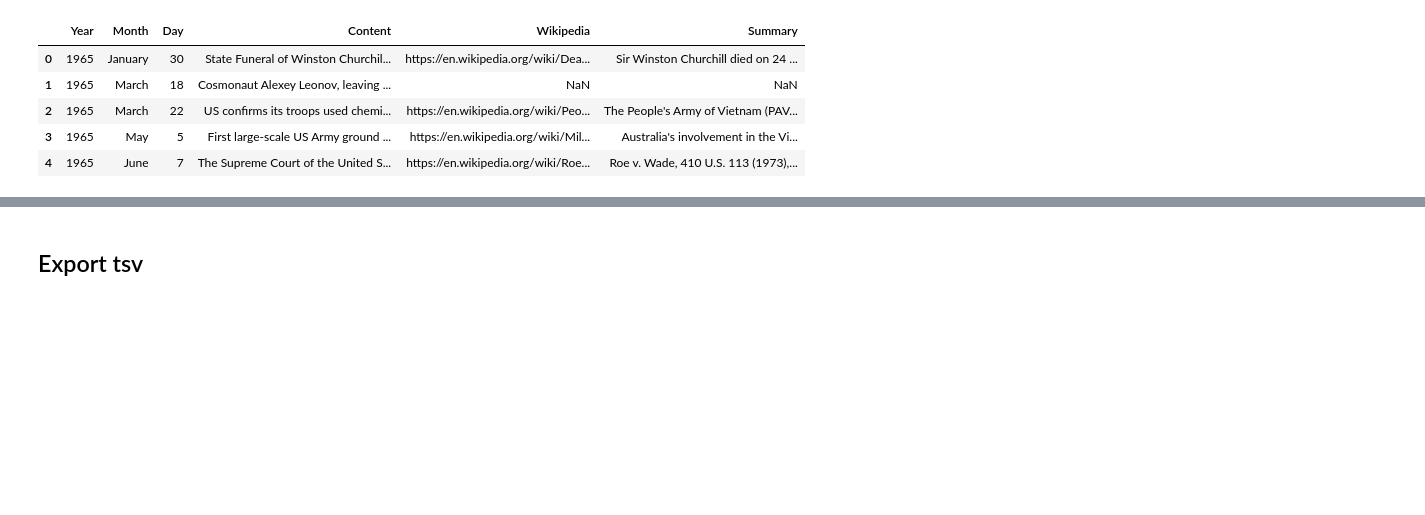
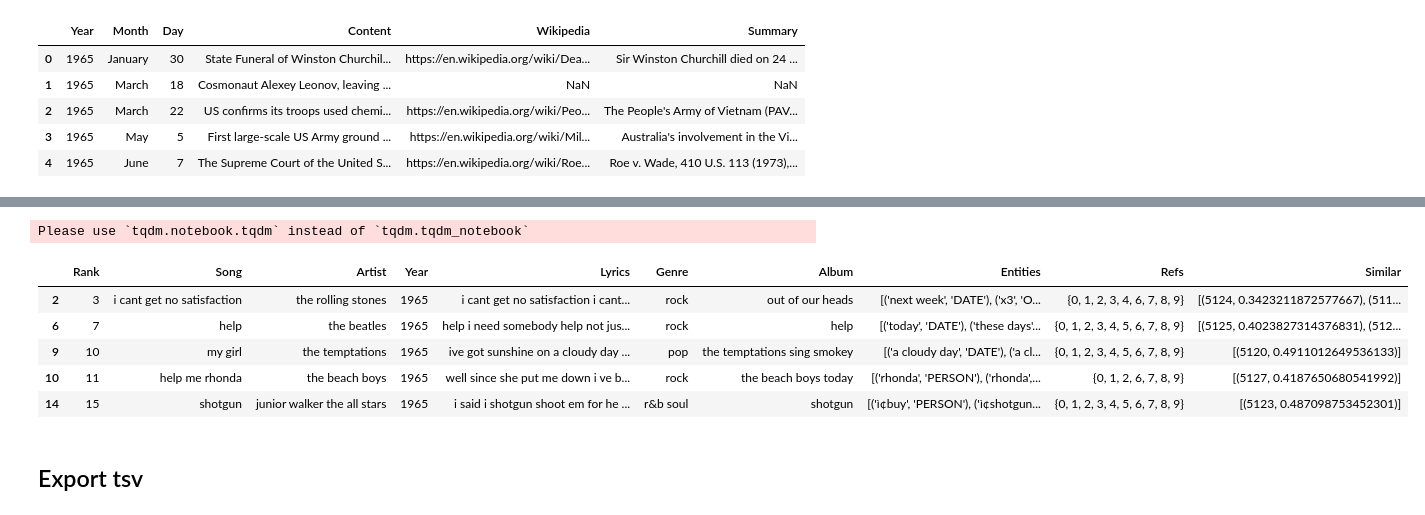
Before and after one commit to com-480-data-visualization/com-480-project-artemis, a Jupyter notebook: Billboard-Data-Exploration.ipynb, the cells around one changed output, grey strips where cells are left out. Cells and saved outputs as stored; diff of their text form; code cells hidden in the pictures; blank space fills up the shorter version.

Commit message:
Added filtering by documents similarity after entity recognition

```diff
--- a/Billboard-Data-Exploration.ipynb
+++ b/Billboard-Data-Exploration.ipynb
@@ -396,0 +379,2 @@ Name: Refs, Length: 1115, dtype: int64
+# %%
+s = {k: v for k, v in sorted(s.items(), key=lambda item: item[1], reverse=True)}
@@ -438,3 +423,35 @@ ent_types
+# %%
+df_events = pd.read_csv("datasets/events_with_refs.csv", index_col = 0)
+df = pd.read_csv("datasets/songs_with_refs.csv", index_col = 0)
+
+df_events.Refs = df_events.Refs.apply(lambda s : {int(x) for x in s if x.isnumeric()})
+df.Refs = df.Refs.apply(lambda s : {int(x) for x in s if x.isnumeric()})
+# %%
+from gensim.models.doc2vec import Doc2Vec, TaggedDocument
+
+all_docs = np.concatenate((df.Lyrics.fillna(""), df_events.Content.fillna("")))
+
+documents = [TaggedDocument(doc.split(" "), [i]) for i, doc in enumerate(all_docs)]
+model = Doc2Vec(documents, vector_size=300, window=4, min_count=1, workers=4, epochs = 10, dbow_words = 1)
+# %%
+lyrics2events_sim = []
+for i in tqdm_notebook(range(len(df))):
+    sims = model.docvecs.most_similar(positive = [model.docvecs[i]], topn=100, clip_start=len(df))[1:]
+    sims = [x for x in sims if (x[0] - len(df)) in df.xs(i).Refs]
+    sims_refs = sorted(sims, key = lambda x : x[1], reverse=True)[:10]
+    lyrics2events_sim.append(sims_refs)
+df["Similar"] = lyrics2events_sim
+# %% [output]
+Please use `tqdm.notebook.tqdm` instead of `tqdm.tqdm_notebook`
+# %%
+df[df.Similar.apply(len) > 0].head()
+# %% [output]
+|  | Rank | Song | Artist | Year | Lyrics | Genre | Album | Entities | Refs | Similar |
+| 2 | 3 | i cant get no satisfaction | the rolling stones | 1965 | i cant get no satisfaction i cant... | rock | out of our heads | [('next week', 'DATE'), ('x3', 'O... | {0, 1, 2, 3, 4, 6, 7, 8, 9} | [(5124, 0.3423211872577667), (511... |
+| 6 | 7 | help | the beatles | 1965 | help i need somebody help not jus... | rock | help | [('today', 'DATE'), ('these days'... | {0, 1, 2, 3, 4, 5, 6, 7, 8, 9} | [(5125, 0.4023827314376831), (512... |
+| 9 | 10 | my girl | the temptations | 1965 | ive got sunshine on a cloudy day ... | pop | the temptations sing smokey | [('a cloudy day', 'DATE'), ('a cl... | {0, 1, 2, 3, 4, 5, 6, 7, 8, 9} | [(5120, 0.4911012649536133)] |
+| 10 | 11 | help me rhonda | the beach boys | 1965 | well since she put me down i ve b... | rock | the beach boys today | [('rhonda', 'PERSON'), ('rhonda',... | {0, 1, 2, 6, 7, 8, 9} | [(5127, 0.4187650680541992)] |
+| 14 | 15 | shotgun | junior walker the all stars | 1965 | i said i shotgun shoot em for he ... | r&b soul | shotgun | [('ì¢buy', 'PERSON'), ('ì¢shotgun... | {0, 1, 2, 3, 4, 5, 6, 7, 8, 9} | [(5123, 0.487098753452301)] |
 # %% [markdown]
 ## Export tsv
 # %%
```
Also changed, not shown: parts of 22 cells of this notebook, 3 other files.
